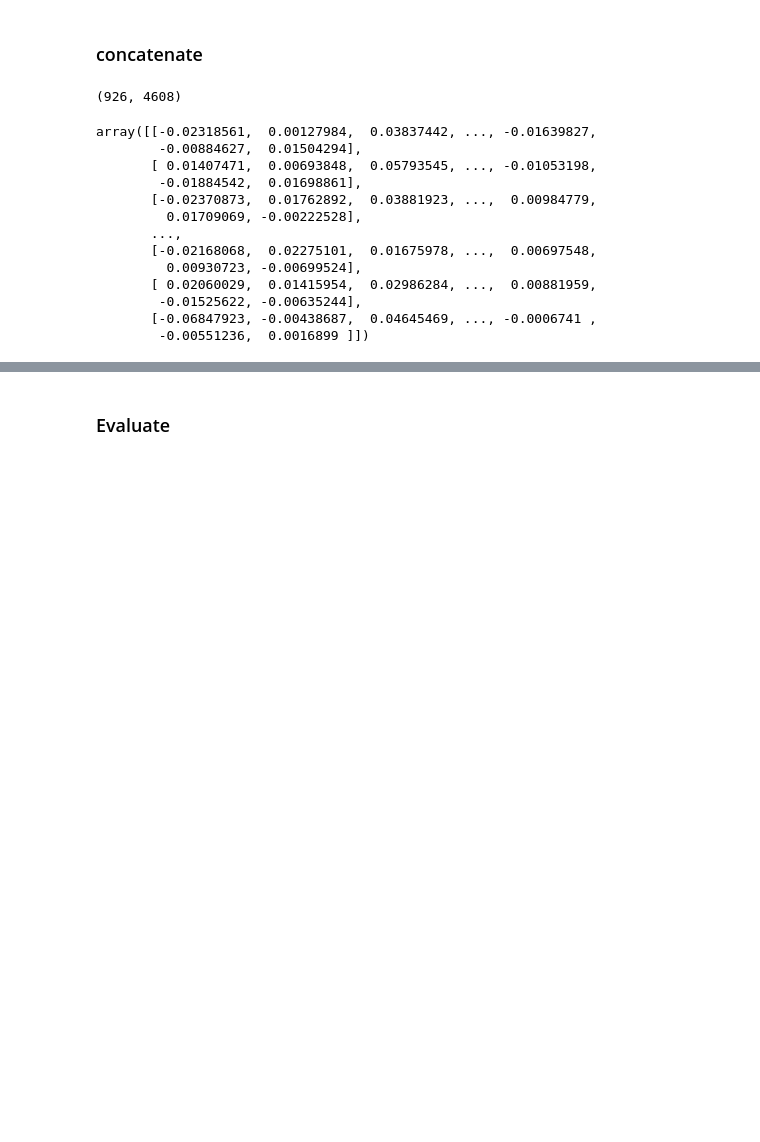
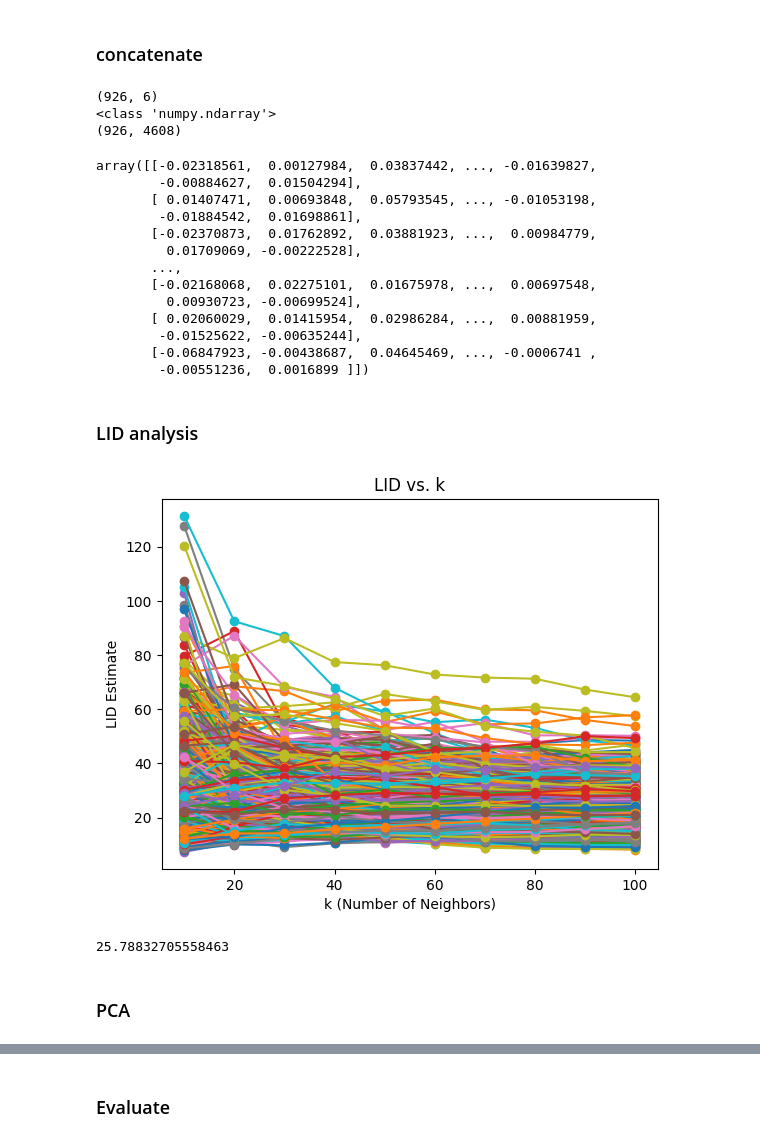
Before and after one commit to GruelFoam/CP3106, a Jupyter notebook: 4 text fusion/3_pca.ipynb, the cells around one changed output, grey strips where cells are left out. Cells and saved outputs as stored; diff of their text form; code cells hidden in the pictures; blank space fills up the shorter version.

Commit message:
Add an experiment of using PCA to reduce the dimension to 26 (LID)

```diff
--- a/4 text fusion/3_pca.ipynb
+++ b/4 text fusion/3_pca.ipynb
@@ -98,13 +98,22 @@ Concatenate item1, sp_long, orbis_overview
 # %%
 target_list = ['item1_embeddings', 'SP_LONG_DESC_embeddings', 'ORBIS_OVERVIEW_embeddings']
 info_list = ['cik', 'tic', 'Year']
-exp1_df = total_embedding[info_list + target_list]
-exp1_df = exp1_df.dropna(how='any')
+exp1_df = convert_to_array(total_embedding, info_list, target_list, 1536, True)
+print(exp1_df.shape)
+exp1_df
 
-concatenated_np = concatenate_fusion(exp1_df, target_list)
+
+item1 = np.vstack(exp1_df['item1_embeddings'].values)
+sp_long = np.vstack(exp1_df['SP_LONG_DESC_embeddings'].values)
+orbis = np.vstack(exp1_df['ORBIS_OVERVIEW_embeddings'].values)
+concatenated_np = np.concatenate([item1, sp_long, orbis], axis=1)
+
+print(type(concatenated_np))
 print(concatenated_np.shape)
 concatenated_np
 # %% [output]
+(926, 6)
+<class 'numpy.ndarray'>
 (926, 4608)
 array([[-0.02318561,  0.00127984,  0.03837442, ..., -0.01639827,
         -0.00884627,  0.01504294],
@@ -119,6 +128,36 @@ array([[-0.02318561,  0.00127984,  0.03837442, ..., -0.01639827,
         -0.01525622, -0.00635244],
        [-0.06847923, -0.00438687,  0.04645469, ..., -0.0006741 ,
         -0.00551236,  0.0016899 ]])
+# %% [markdown]
+### LID analysis
+# %%
+from sklearn.neighbors import NearestNeighbors
+
+def compute_lid(X, k=10):
+    """Compute Local Intrinsic Dimensionality (LID) for each document in X using k-nearest neighbors."""
+    nbrs = NearestNeighbors(n_neighbors=k+1, metric='euclidean').fit(X)
+    distances, _ = nbrs.kneighbors(X)
+    distances = distances[:, 1:k+1]
+    lid_values = -1 / (np.mean(np.log(distances / distances[:, -1].reshape(-1, 1)), axis=1))
+    return lid_values
+# %%
+
+k_values = [10, 20, 30, 40, 50, 60, 70, 80, 90, 100]
+lid_values = [compute_lid(concatenated_np, k) for k in k_values]
+
+plt.plot(k_values, lid_values, marker='o')
+plt.xlabel("k (Number of Neighbors)")
+plt.ylabel("LID Estimate")
+plt.title("LID vs. k")
+plt.show()
+# %% [output]
+[figure, added]
+# %%
+lid_values[5].mean()
+# %% [output]
+25.78832705558463
+# %% [markdown]
+### PCA
 # %%
 from sklearn.decomposition import PCA
 
```
Also changed, not shown: parts of 6 cells of this notebook, 4 other files.
